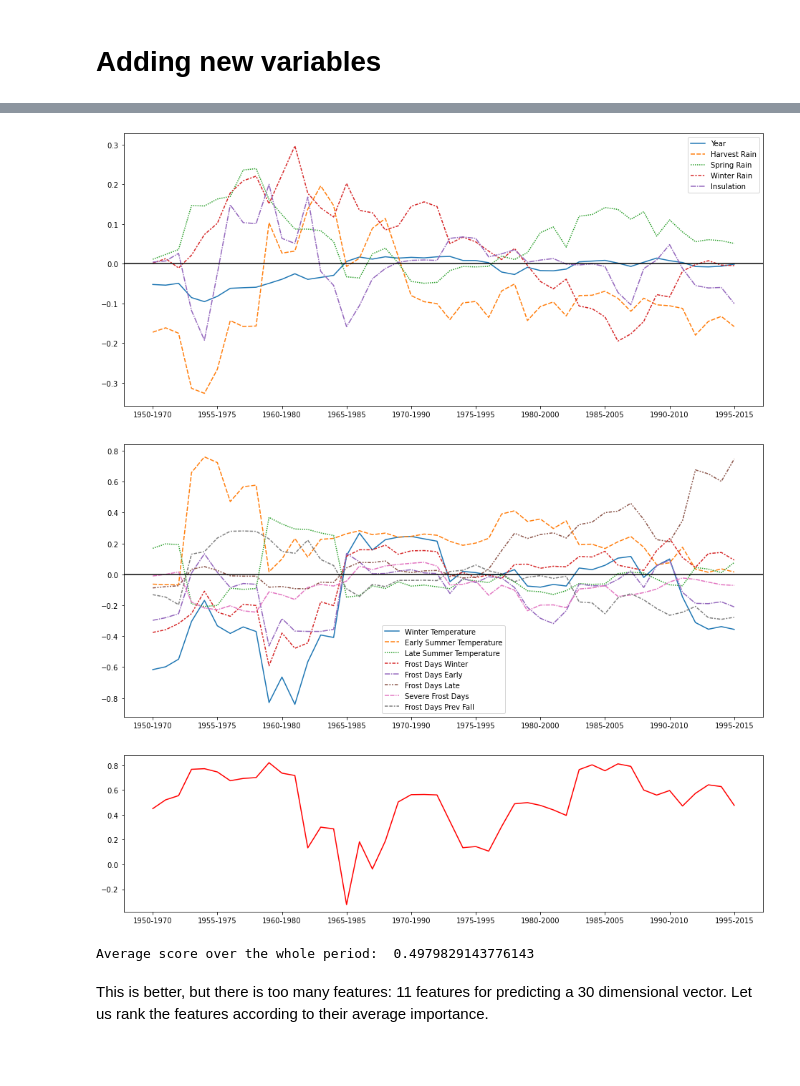
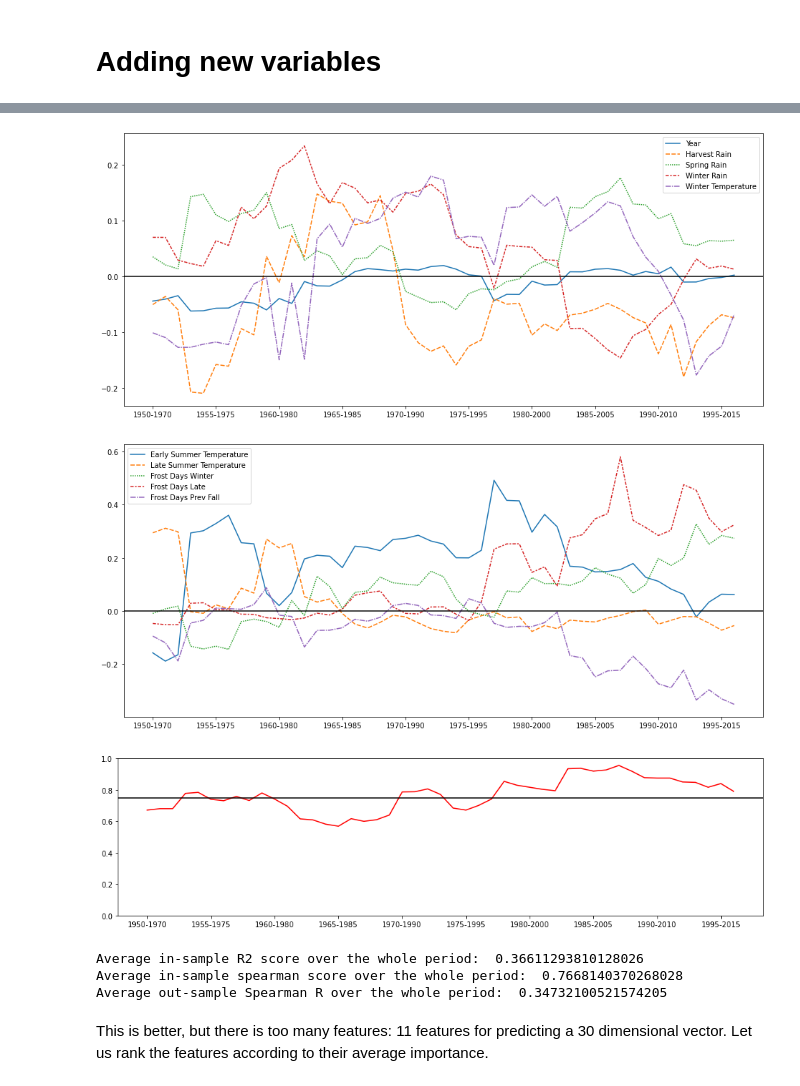
Before and after one commit to RoucherA/GrandCruClassifier, a Jupyter notebook: regression.ipynb, the cells around one changed output, grey strips where cells are left out. Drawn from its saved outputs; the diff is of its cells as text; code cells hidden in the pictures; blank space fills up the shorter version.

Commit message:
Update regression with new prices, work on FE.

```diff
--- a/regression.ipynb
+++ b/regression.ipynb
@@ -3,6 +3,7 @@ import seaborn as sns
 import matplotlib.pyplot as plt
 import pandas as pd
 import numpy as np
+plt.style.use('ggplot')
 
 prices = pd.read_excel('data/generated_average_prices.xlsx')
 precipitations = pd.read_excel('data/weather_merignac.xlsx', sheet_name='precipitations_mm', index_col=0)
@@ -87,8 +88,9 @@ This score is quite good, but not as impressive as in the original Ashenfelter e
 from sklearn.preprocessing import StandardScaler
 
 def model_tester(X, y):
-    coefficients = pd.DataFrame(0, index = ['Year']+X.columns.to_list(), columns=range(1950,1996))
+    coefficients = pd.DataFrame(0, index = X.columns.to_list(), columns=range(1950,1997))
     r2_scores = []
+    predictions = pd.DataFrame(index=X.index, columns=['Log Price'])
     spearman_scores = []
     X = pd.DataFrame(StandardScaler().fit_transform(X), index=X.index, columns=X.columns)
 
@@ -96,8 +98,8 @@ def model_tester(X, y):
         oldest_vintage = column
         newest_vintage = column + 20
 
-        y_ex = y.loc[oldest_vintage:newest_vintage+1,'Log Price'].reset_index(drop=True)
-        X_ex = X.loc[oldest_vintage:newest_vintage+1,:].reset_index()
+        y_ex = y.loc[oldest_vintage:newest_vintage,'Log Price'].reset_index(drop=True)
+        X_ex = X.loc[oldest_vintage:newest_vintage,:].reset_index(drop=True)
 
         model.fit(X_ex,y_ex)
         coefs = pd.Series(model.coef_)
@@ -105,12 +107,12 @@ def model_tester(X, y):
         coefficients[column] = coefs
         r2_scores.append(r2_score(model.predict(X_ex),y_ex))
         spearman_scores.append(spearmanr(model.predict(X_ex),y_ex)[0])
+        predictions.loc[newest_vintage+1] = model.predict(X.loc[newest_vintage+1:newest_vintage+1, :])
 
     coefficients = coefficients.transpose()
     display(coefficients.head())
-    return coefficients, r2_scores, spearman_scores
+    return coefficients, r2_scores, spearman_scores, predictions
 
-
-#We will need ticks correspoding to our rolling windows for the graphs
-labels = [str(i)+'-'+str(i+20) for i in range(1950,1996,5)]
+#We will need ticks corresponding to our rolling windows for the graphs
+labels = [str(i)+'-'+str(i+20) for i in range(1950,1997,5)]
 # %%
@@ -161,7 +177,7 @@ X['Spring Rain'] = precipitations['Mar']+precipitations['Avr']
 X['Winter Rain'] = precipitations.shift(1)['Oct'] + precipitations.shift(1)['Nov']\
 + precipitations.shift(1)['Dec'] + precipitations['Jan']+ precipitations['Fev'] + precipitations['Mar']
 
-X['Insulation'] = insulation.iloc[:,0]
+#X['Insulation'] = insulation.iloc[:,0]
 
 X['Winter Temperature'] = \
     (temp_maximals.shift(1)['Dec'] + temp_minimals.shift(1)['Dec'])+\
@@ -179,10 +195,10 @@ X['Late Summer Temperature'] = \
                     (temp_maximals['Sep'] + temp_minimals['Sep'])
 
 X['Frost Days Winter'] = frost_days.shift(1)['Nov']+frost_days.shift(1)['Dec'] + frost_days['Jan']
-X['Frost Days Early'] = frost_days['Fev']+frost_days['Mar']
+#X['Frost Days Early'] = frost_days['Fev']+frost_days['Mar']
 X['Frost Days Late'] = frost_days['Avr']+ 2*(frost_days['Mai'] + frost_days['Jui'] + frost_days['Juil'])
 
-X['Severe Frost Days'] = (severe_frost_days['Sep'].shift(1).fillna(0) + severe_frost_days['Oct'].shift(1).fillna(0) + severe_frost_days['Nov'].shift(1).fillna(0))*3 + severe_frost_days['Dec'].shift(1).fillna(0)*2 + severe_frost_days['Jan'] + severe_frost_days['Fev'] + severe_frost_days['Mar']*2 + severe_frost_days['Mar']*3
+#X['Severe Frost Days'] = (severe_frost_days['Sep'].shift(1).fillna(0) + severe_frost_days['Oct'].shift(1).fillna(0) + severe_frost_days['Nov'].shift(1).fillna(0))*3 + severe_frost_days['Dec'].shift(1).fillna(0)*2 + severe_frost_days['Jan'] + severe_frost_days['Fev'] + severe_frost_days['Mar']*2 + severe_frost_days['Mar']*3
 
 X['Frost Days Prev Fall'] = 2*frost_days['Sep'].shift(1).fillna(0)+ 2*frost_days['Oct'].shift(1).fillna(0)+ frost_days['Nov'].shift(1).fillna(0) + frost_days['Dec'].shift(1).fillna(0)
 # %%
@@ -201,5 +217,5 @@ plt.show()
 # %%
-coefficients, scores = model_tester(X,y)
+coefficients, r2_scores, spearman_scores, predictions = model_tester(X,y)
 
 plt.figure(figsize=(16,7))
 sns.lineplot(data=coefficients.iloc[:,:5]).axhline(0., color='black')
@@ -212,8 +228,14 @@ plt.xticks(range(1950,1996,5),labels=labels)
 plt.show()
 
 plt.figure(figsize=(16,4))
-plt.plot(scores, color='red')
+plt.plot(spearman_scores, color='red')
+plt.axhline(0.75, color='black')
+plt.ylim((0,1))
+
 plt.xticks(range(0,46,5),labels=labels)
 plt.show()
-print('Average score over the whole period: ',np.mean(scores))
+print('Average in-sample R2 score over the whole period: ',np.mean(r2_scores))
+print('Average in-sample spearman score over the whole period: ',np.mean(spearman_scores))
+
+print('Average out-sample Spearman R over the whole period: ',spearmanr(predictions.loc[1981:2017], y.loc[1981:2017])[0])
 # %% [output]
@@ -226,7 +248,9 @@ print('Average score over the whole period: ',np.mean(scores))
-[figure, old version]
+[figure, new version]
-[figure, old version]
+[figure, new version]
-[figure, old version]
+[figure, new version]
-Average score over the whole period:  0.4979829143776143
+Average in-sample R2 score over the whole period:  0.36611293810128026
+Average in-sample spearman score over the whole period:  0.7668140370268028
+Average out-sample Spearman R over the whole period:  0.34732100521574205
 # %% [markdown]
 This is better, but there is too many features: 11 features for predicting a 30 dimensional vector.
 Let us rank the features according to their average importance.
```
Also changed, not shown: parts of 13 cells of this notebook, 1 other file.
